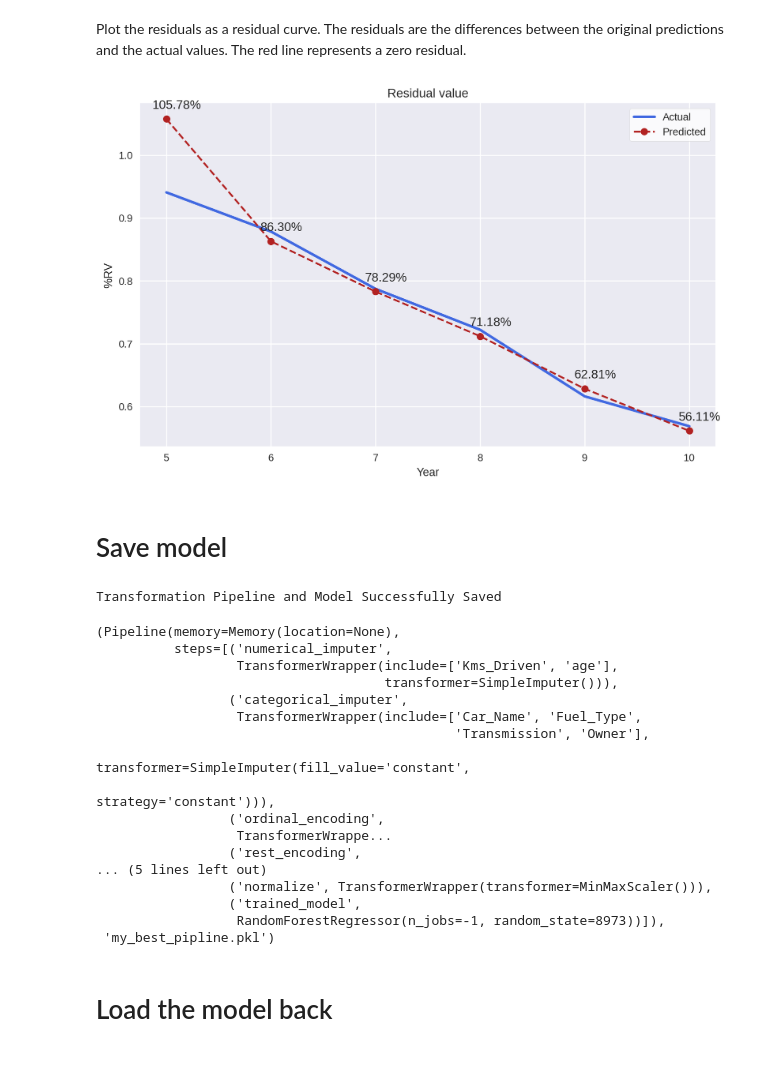
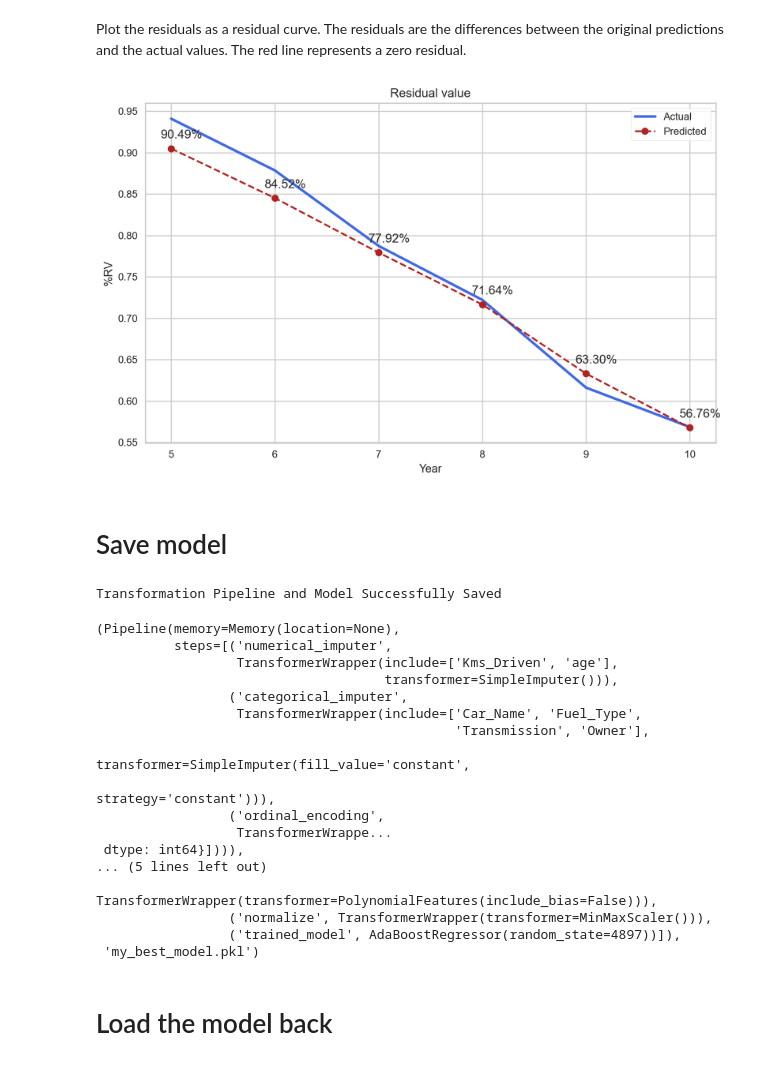
Before and after one commit to AltotechTH/alto-academy-part3-class6-automated-ml, a Jupyter notebook: pycaret_demo.ipynb, the cells around one changed output. Saved outputs shown, nothing was run; the diff lists cells and outputs as text; code cells hidden in the pictures.

```diff
--- a/pycaret_demo.ipynb
+++ b/pycaret_demo.ipynb
@@ -26,7 +24,7 @@ PyCaret version: 3.1.0
 The current data used to build the model is car sales prices from CarDekho. This dataset was chosen because it requires encoding techniques for categorical variables, not just numeric ones, showcasing diverse data preprocessing. The sample dataset can be downloaded from the link provided.
 (https://www.kaggle.com/datasets/nehalbirla/vehicle-dataset-from-cardekho)
 # %%
-df = pd.read_csv('car data.csv')
+df = pd.read_csv('car_data.csv')
 df.head(5)
 # %% [output]
 |  | Car_Name | Year | Selling_Price | Present_Price | Kms_Driven | Fuel_Type | Seller_Type | Transmission | ... |
@@ -162,7 +159,7 @@ interactive(children=(ToggleButtons(description='Plot Type:', icons=('',), optio
 # %% [markdown]
 ## Select model
 # %%
-model = create_model('rf')
+model = create_model('ada')
 # %% [output]
 [interactive output not drawn]
 |  | MAE | MSE | RMSE | R2 | RMSLE | MAPE |
@@ -180,8 +177,8 @@ model = create_model('rf')
 # %% [markdown]
 You can further tune the model parameters depending on the type of model chosen. Depending on the model, there are specific parameters that can be tuned to enhance the model's performance.
 # %%
-tuned_ridge = tune_model(model)
-tuned_ridge
+tuned_model = tune_model(model)
+tuned_model
 # %% [output]
 [interactive output not drawn]
 |  | MAE | MSE | RMSE | R2 | RMSLE | MAPE |
@@ -200,7 +197,7 @@ RandomForestRegressor(n_jobs=-1, random_state=8973)
 # %% [markdown]
 Next, we use finalize_model() to obtain the final model for prediction with the data. The result is a model object that can be saved or loaded for future use.
 # %%
-finalModel = finalize_model(tuned_ridge)
+finalModel = finalize_model(tuned_model)
 finalModel
 # %% [output]
 Pipeline(memory=Memory(location=None),
@@ -287,39 +284,39 @@ averageRV
 Plot the residuals as a residual curve. The residuals are the differences between the original predictions and the actual values. The red line represents a zero residual.
 # %%
 plt.figure(figsize = (10, 6))
-with plt.style.context('seaborn'):
-  plt.title('Residual value')
-  plt.xlabel('Year')
-  plt.ylabel('%RV')
-  plt.plot(range(1, averageRV.shape[0] + 1),
-           averageRV['RV'],
-           c = 'royalblue',
-           linewidth = 2.5,
-           label = 'Actual')
-  plt.plot(range(1, averageRV.shape[0] + 1),
-           averageRV['predictedRV'],
-           c = 'firebrick',
-           linestyle = '--',
-           marker = 'o',
-           label = 'Predicted')
-  plt.xticks(list(range(1, averageRV.shape[0] + 1)),
-             averageRV['age'])
 
-  for i, rv in enumerate(averageRV['predictedRV']):
-    rvLabel = f'{rv * 100:.2f}%'
-    plt.annotate(rvLabel, (i + 1, rv),
-                 textcoords = 'offset points',
-                 xytext = (10, 10),
-                 ha = 'center')
+plt.title('Residual value')
+plt.xlabel('Year')
+plt.ylabel('%RV')
+plt.plot(range(1, averageRV.shape[0] + 1),
+          averageRV['RV'],
+          c = 'royalblue',
+          linewidth = 2.5,
+          label = 'Actual')
+plt.plot(range(1, averageRV.shape[0] + 1),
+          averageRV['predictedRV'],
+          c = 'firebrick',
+          linestyle = '--',
+          marker = 'o',
+          label = 'Predicted')
+plt.xticks(list(range(1, averageRV.shape[0] + 1)),
+            averageRV['age'])
 
-  plt.legend(frameon = True, facecolor = 'white')
-  plt.show()
+for i, rv in enumerate(averageRV['predictedRV']):
+  rvLabel = f'{rv * 100:.2f}%'
+  plt.annotate(rvLabel, (i + 1, rv),
+                textcoords = 'offset points',
+                xytext = (10, 10),
+                ha = 'center')
+
+plt.legend(frameon = True, facecolor = 'white')
+plt.show()
 # %% [output]
-[figure, old version]
+[figure, new version]
 # %% [markdown]
 # Save model
 # %%
-save_model(best_model, 'my_best_pipline')
+save_model(best_model, 'my_best_model')
 # %% [output]
 Transformation Pipeline and Model Successfully Saved
 (Pipeline(memory=Memory(location=None),
@@ -333,12 +330,12 @@ Transformation Pipeline and Model Successfully Saved
                                                                strategy='constant'))),
                  ('ordinal_encoding',
                   TransformerWrappe...
-                 ('rest_encoding',
+ dtype: int64}]))),
 ... (5 lines left out)
+                  TransformerWrapper(transformer=PolynomialFeatures(include_bias=False))),
                  ('normalize', TransformerWrapper(transformer=MinMaxScaler())),
-                 ('trained_model',
-                  RandomForestRegressor(n_jobs=-1, random_state=8973))]),
- 'my_best_pipline.pkl')
+                 ('trained_model', AdaBoostRegressor(random_state=4897))]),
+ 'my_best_model.pkl')
 # %% [markdown]
 # Load the model back
 # %%
```
Also changed, not shown: parts of 12 cells of this notebook, 4 other files.
